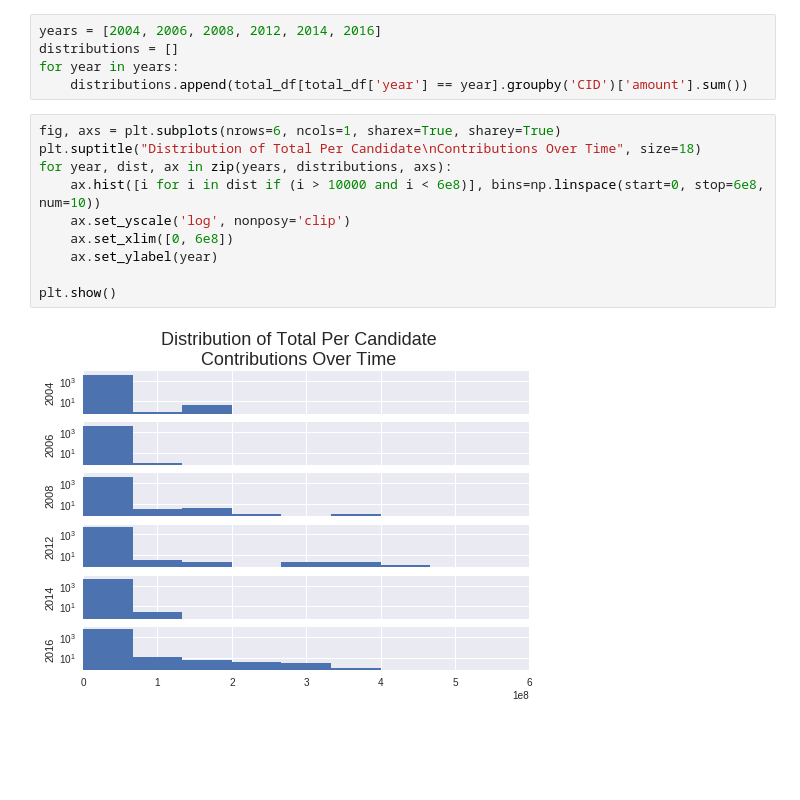
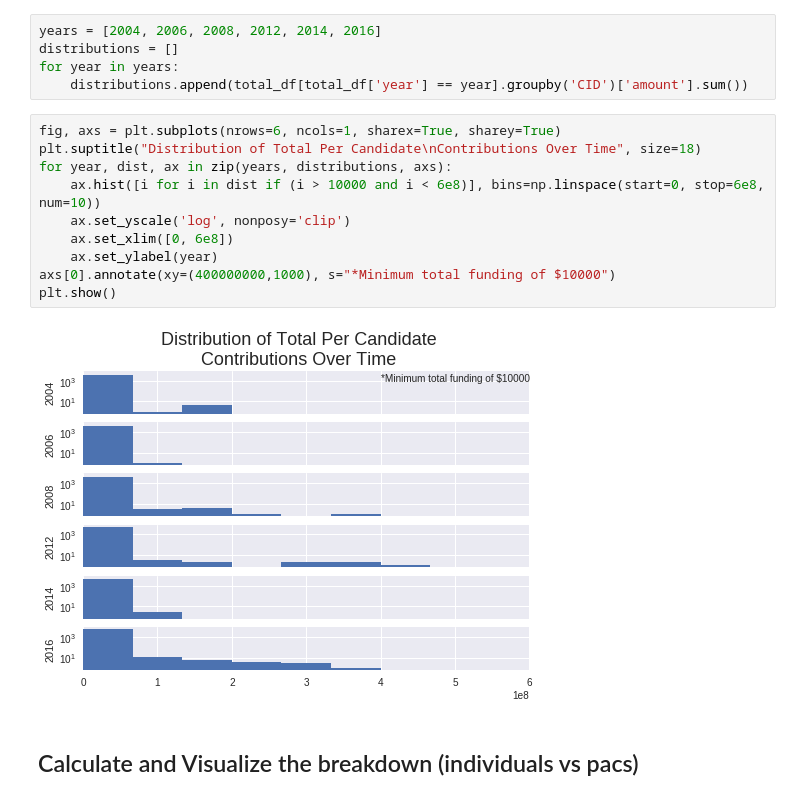
Before and after one commit to wlifferth/qcdataops, a Jupyter notebook: q1/q1.ipynb, the cells around one changed output. Drawn from its saved outputs; the diff is of its cells as text; blank space fills up the shorter version.

Commit message:
Calculated and visualized breakdown of contributions; closes #5

```diff
--- a/q1/q1.ipynb
+++ b/q1/q1.ipynb
@@ -74,15 +74,17 @@ for year in years:
 # %%
 fig, axs = plt.subplots(nrows=6, ncols=1, sharex=True, sharey=True)
 plt.suptitle("Distribution of Total Per Candidate\nContributions Over Time", size=18)
 for year, dist, ax in zip(years, distributions, axs):
     ax.hist([i for i in dist if (i > 10000 and i < 6e8)], bins=np.linspace(start=0, stop=6e8, num=10))
     ax.set_yscale('log', nonposy='clip')
     ax.set_xlim([0, 6e8])
     ax.set_ylabel(year)
-
+axs[0].annotate(xy=(400000000,1000), s="*Minimum total funding of $10000")
 plt.show()
 # %% [output]
-[figure, old version]
+[figure, new version]
+# %% [markdown]
+## Calculate and Visualize the breakdown (individuals vs pacs)
 # %%
 ppl = []
 ipl = []
```
Also changed, not shown: parts of 3 cells of this notebook.
